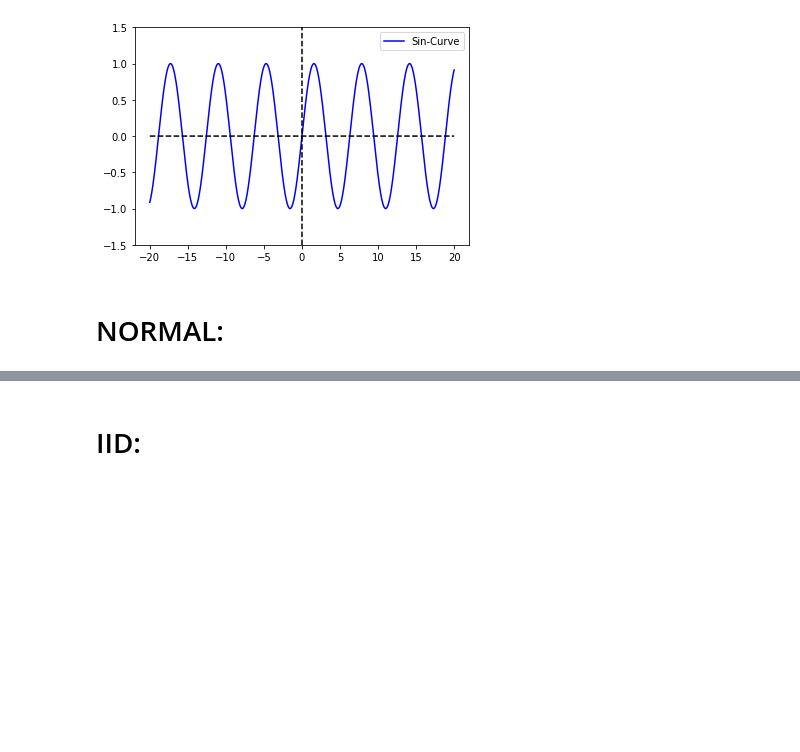
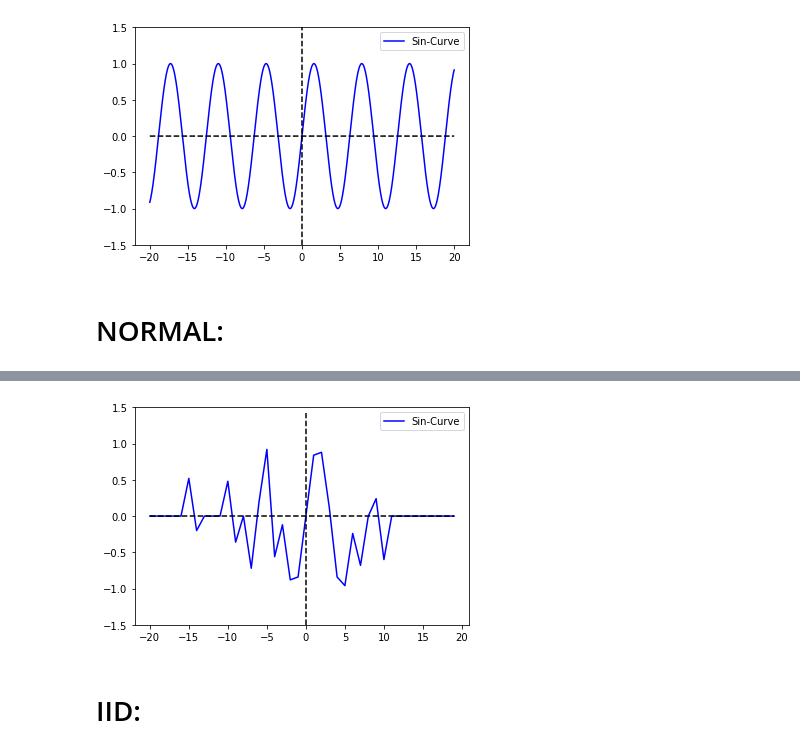
Before and after one commit to AmanPriyanshu/Federated-Learning, a Jupyter notebook: Trials_With_Federated_Learning_Sine_Curve.ipynb, the cells around one changed output, grey strips where cells are left out. Saved outputs shown, nothing was run; the diff lists cells and outputs as text; code cells hidden in the pictures; blank space fills up the shorter version.

```diff
--- a/Trials_With_Federated_Learning_Sine_Curve.ipynb
+++ b/Trials_With_Federated_Learning_Sine_Curve.ipynb
@@ -37,6 +42,28 @@ def dataset_generator(n=1000, x_range=[-10, 10]):
 number_of_samples = 10000
 # %%
 x, y = dataset_generator(number_of_samples)
+# %%
+def the_curve_generated_so_far(model):
+  x_plot, y_plot = [], []
+  for x in range(-200, 200, 10):
+    x = x/10
+    y = [i/25 for i in range(-25, 25)]
+    y_pred = model.predict([[[x, i] for i in y]])
+    y_pred = np.abs(y_pred.flatten() - 0.5)
+    points_of_interest = [y[k] for k in [i for i in range(1, len(y_pred)-1, 1) if y_pred[i]<y_pred[i+1] and y_pred[i]<y_pred[i-1]]]
+    x_plot.append(x)
+    if len(points_of_interest)>0:
+      y_plot.append(points_of_interest[0])
+    else:
+      y_plot.append(0)
+  x_plot = np.array(x_plot)
+  y_plot = np.array(y_plot)
+  plt.plot(x_plot, y_plot, color='blue', label='Sin-Curve')
+  plt.ylim([-1.5, 1.5])
+  plt.plot(x_plot, y_plot*0, '--', color='black')
+  plt.plot(x_plot*0, x_plot/13.3, '--', color='black')
+  plt.legend()
+  plt.show()
 # %% [markdown]
 # NORMAL:
 # %%
@@ -67,3 +98,7 @@ plt.show()
+# %%
+the_curve_generated_so_far(model)
+# %% [output]
+[figure, added]
 # %% [markdown]
 # IID:
 # %% [markdown]
```
Also changed, not shown: parts of 11 cells of this notebook.
